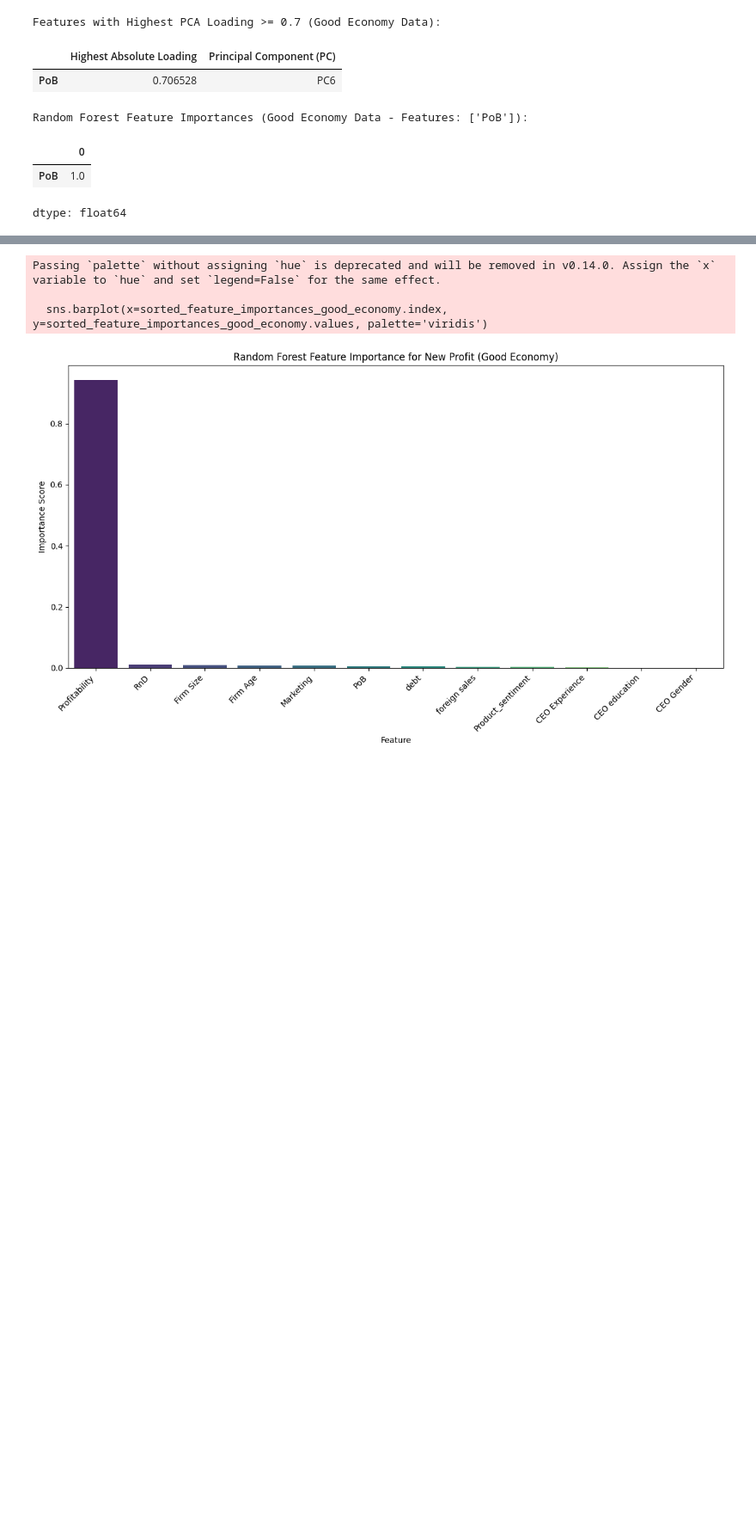
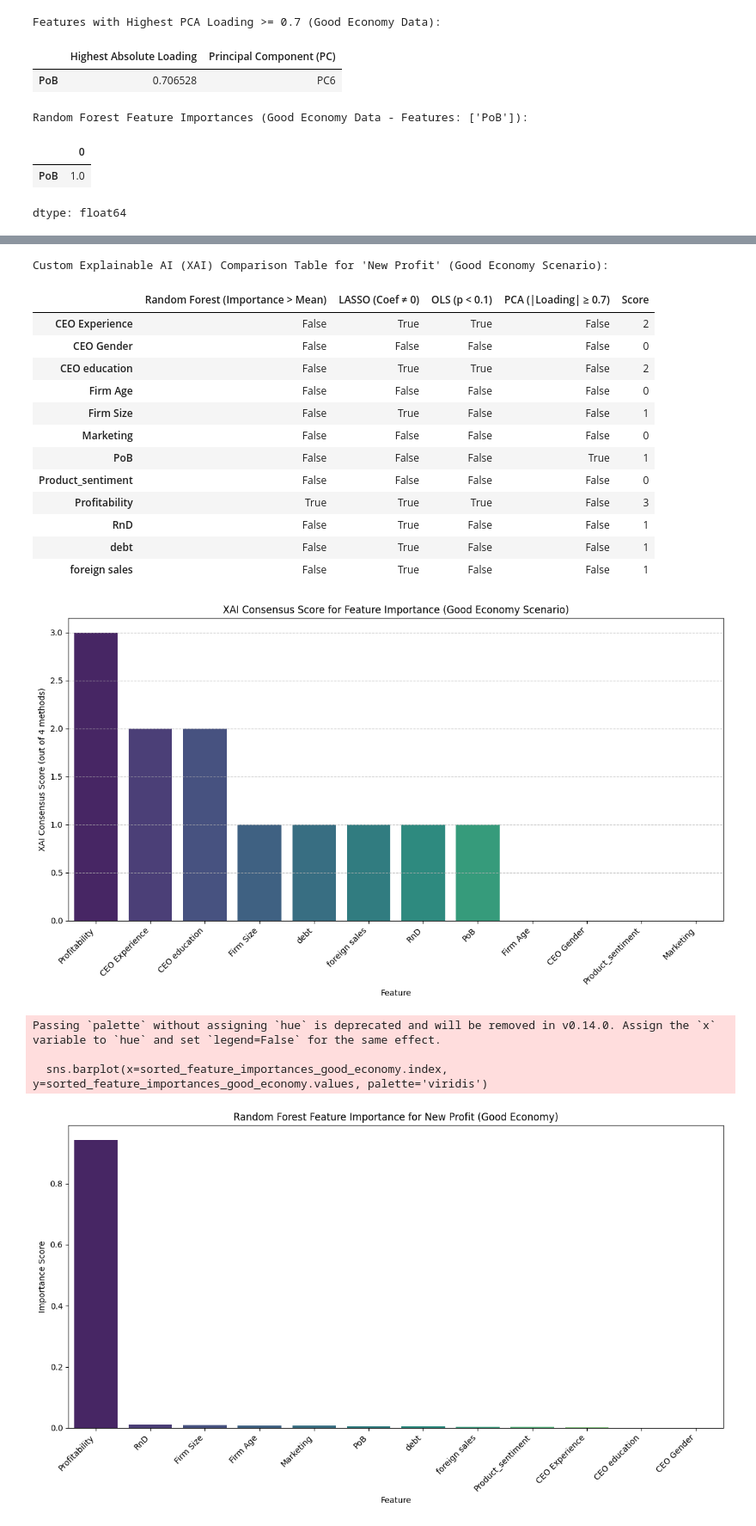
Before and after one commit to ashleyak7/MSCI-151-week-1-workshops, a Jupyter notebook: CW4_AAK.ipynb, the cells around one changed output, grey strips where cells are left out. Shown at 86% size. Drawn from its saved outputs; the diff is of its cells as text; code cells hidden in the pictures; blank space fills up the shorter version.

```diff
--- a/CW4_AAK.ipynb
+++ b/CW4_AAK.ipynb
@@ -2017,3 +1912,78 @@ display(xai_comparison)
+# %%
+import pandas as pd
+import matplotlib.pyplot as plt
+import seaborn as sns
+
+# Define all possible features for the Good Economy scenario (from previous analysis)
+all_features_good_economy = [
+    'Profitability', 'debt', 'RnD', 'Firm Age', 'Firm Size',
+    'CEO Experience', 'foreign sales', 'CEO education', 'CEO Gender',
+    'Marketing', 'Product_sentiment', 'PoB'
+]
+
+# Define important features for each method based on your specific input:
+
+# Random Forest (Importance > Mean) - based on our previous RF analysis for Good Economy
+# (from rf_important_features_good_economy in cell 2zGJqmoonkYX, which was ['Profitability'])
+rf_important_features_user = ['Profitability']
+
+# LASSO (Coef ≠ 0) - as provided by you
+lasso_important_features_user = [
+    'Profitability', 'Firm Size', 'debt', 'RnD', 'foreign sales',
+    'CEO Experience', 'CEO education'
+]
+
+# OLS (p < 0.1) - as provided by you
+ols_important_features_user = [
+    'Profitability', 'CEO Experience', 'CEO education'
+]
+
+# PCA (|Loading| ≥ 0.7) - as provided by you
+pca_important_features_user = ['PoB']
+
+# Create the XAI comparison table DataFrame
+xai_comparison_table = pd.DataFrame(index=sorted(all_features_good_economy))
+
+xai_comparison_table['Random Forest (Importance > Mean)'] = xai_comparison_table.index.isin(rf_important_features_user)
+xai_comparison_table['LASSO (Coef ≠ 0)'] = xai_comparison_table.index.isin(lasso_important_features_user)
+xai_comparison_table['OLS (p < 0.1)'] = xai_comparison_table.index.isin(ols_important_features_user)
+xai_comparison_table['PCA (|Loading| ≥ 0.7)'] = xai_comparison_table.index.isin(pca_important_features_user)
+
+# Calculate the consensus score
+xai_comparison_table['Score'] = xai_comparison_table.sum(axis=1)
+
+# Sort by score for better visualization
+sorted_xai_table = xai_comparison_table.sort_values(by='Score', ascending=False)
+
+print("Custom Explainable AI (XAI) Comparison Table for 'New Profit' (Good Economy Scenario):")
+display(xai_comparison_table)
+
+# Create and display the bar chart
+plt.figure(figsize=(12, 7))
+sns.barplot(x=sorted_xai_table.index, y=sorted_xai_table['Score'], hue=sorted_xai_table.index, palette='viridis', legend=False)
+plt.title('XAI Consensus Score for Feature Importance (Good Economy Scenario)')
+plt.xlabel('Feature')
+plt.ylabel('XAI Consensus Score (out of 4 methods)')
+plt.xticks(rotation=45, ha='right')
+plt.grid(axis='y', linestyle='--', alpha=0.7)
+plt.tight_layout()
+plt.show()
+# %% [output]
+Custom Explainable AI (XAI) Comparison Table for 'New Profit' (Good Economy Scenario):
+|  | Random Forest (Importance > Mean) | LASSO (Coef ≠ 0) | OLS (p < 0.1) | PCA (|Loading| ≥ 0.7) | Score |
+| CEO Experience | False | True | True | False | 2 |
+| CEO Gender | False | False | False | False | 0 |
+| CEO education | False | True | True | False | 2 |
+| Firm Age | False | False | False | False | 0 |
+| Firm Size | False | True | False | False | 1 |
+| Marketing | False | False | False | False | 0 |
+| PoB | False | False | False | True | 1 |
+| Product_sentiment | False | False | False | False | 0 |
+| Profitability | True | True | True | False | 3 |
+| RnD | False | True | False | False | 1 |
+| debt | False | True | False | False | 1 |
+| foreign sales | False | True | False | False | 1 |
+[figure, added]
 # %%
 import matplotlib.pyplot as plt
 import seaborn as sns
```
Also changed, not shown: parts of 3 cells of this notebook.
